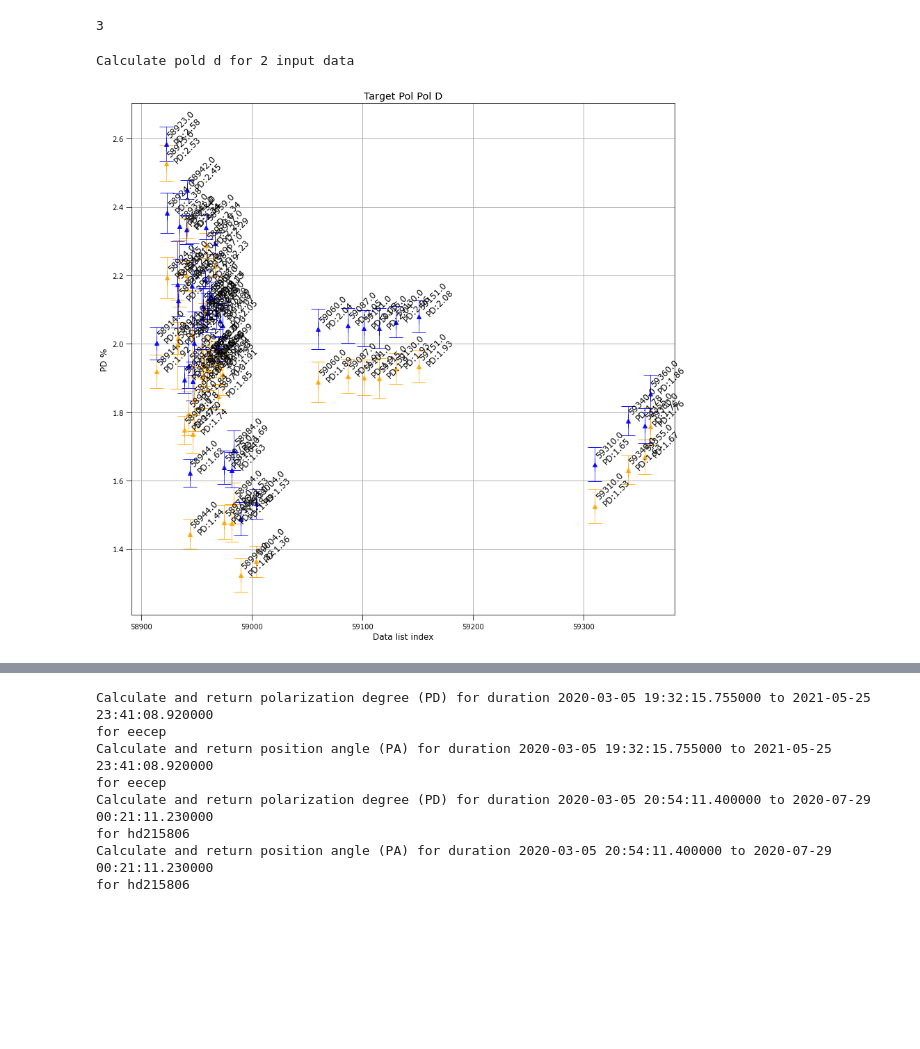
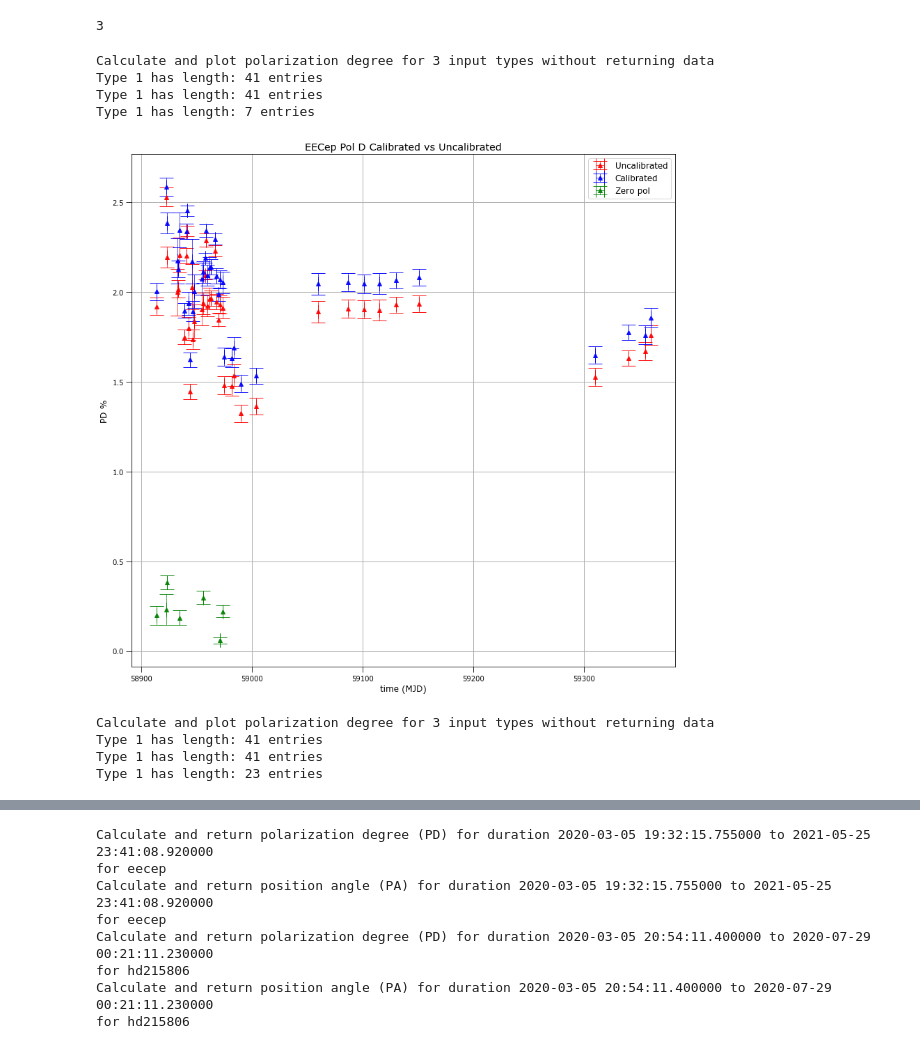
Before and after one commit to coderXmachina2/Suhora_polarimety, a Jupyter notebook: polarimetry_3.ipynb, the cells around one changed output, grey strips where cells are left out. Cells and saved outputs as stored; diff of their text form; code cells hidden in the pictures; blank space fills up the shorter version.

Commit message:
added legend plot. cleanup notebook

```diff
--- a/polarimetry_3.ipynb
+++ b/polarimetry_3.ipynb
@@ -88,12 +101,19 @@ print("Checking Dimensions Expectation (Variable):",
 Checking Dimensions Expectation (2): 2 2 2 2
 Checking Dimensions Expectation (Variable): 41 7 23 7
 # %%
+#Calibration process verbose pipeline needs rethinking
 #Calibrate EECep
 cal_prod_EECep = funcs_calib_and_plot.calib_pipe(data_EECep,
                                            data_g191,
-                                           verbose_plot_zpol=False)
+                                           list_index_unstable_data=[1, -1])
 
 #Calibrate HD2158
 cal_prod_hd2158 = funcs_calib_and_plot.calib_pipe(data_hd2158,
                                            data_g191,
-                                           verbose_plot_zpol=False)
+                                           list_index_unstable_data=[1, -1])
+
+#Calibration process verbose pipeline needs rethinking
+#Calibrate EECep
+cal_prod_oj287 = funcs_calib_and_plot.calib_pipe(data_oj287,
+                                           data_g191,
+                                           list_index_unstable_data=[1, -1])
@@ -141,12 +141,29 @@ len([np.array(data_EECep), np.array(cal_prod_EECep), np.array(cal_prod_hd2158)[:
 # %%
 #Target EECep
 funcs_polarimetry.calc_pd2([np.array(data_EECep),
-                            np.array(cal_prod_EECep)],
-                           'Target Pol D',
-                           'orange',
+                            np.array(cal_prod_EECep),
+                            np.array(data_g191)],
+                           plot_legend=['Uncalibrated', 'Calibrated', 'Zero pol'],
+                           plot_title='EECep Pol D Calibrated vs Uncalibrated',
                            perc_arg=True,
                            verbose_calc_pd=False,
-                           verbose_data=True)
+                           verbose_data=False)
+
+funcs_polarimetry.calc_pa2([np.array(data_EECep),
+                            np.array(cal_prod_EECep),
+                            np.array(data_hd2158)],
+                           plot_legend=['Uncalibrated', 'Calibrated', 'Zero pol'],
+                           plot_title='EECep Pol PA Calibrated vs Uncalibrated',
+                           deg_arg=True,
+                           verbose_calc_pa=False,
+                           verbose_data=False)
 # %% [output]
-Calculate pold d for 2 input data
+Calculate and plot polarization degree for 3 input types without returning data
+Type 1 has length: 41 entries
+Type 1 has length: 41 entries
+Type 1 has length: 7 entries
-[figure, old version]
+[figure, new version]
+Calculate and plot polarization degree for 3 input types without returning data
+Type 1 has length: 41 entries
+Type 1 has length: 41 entries
+Type 1 has length: 23 entries
```
Also changed, not shown: parts of 28 cells of this notebook, 2 other files.
